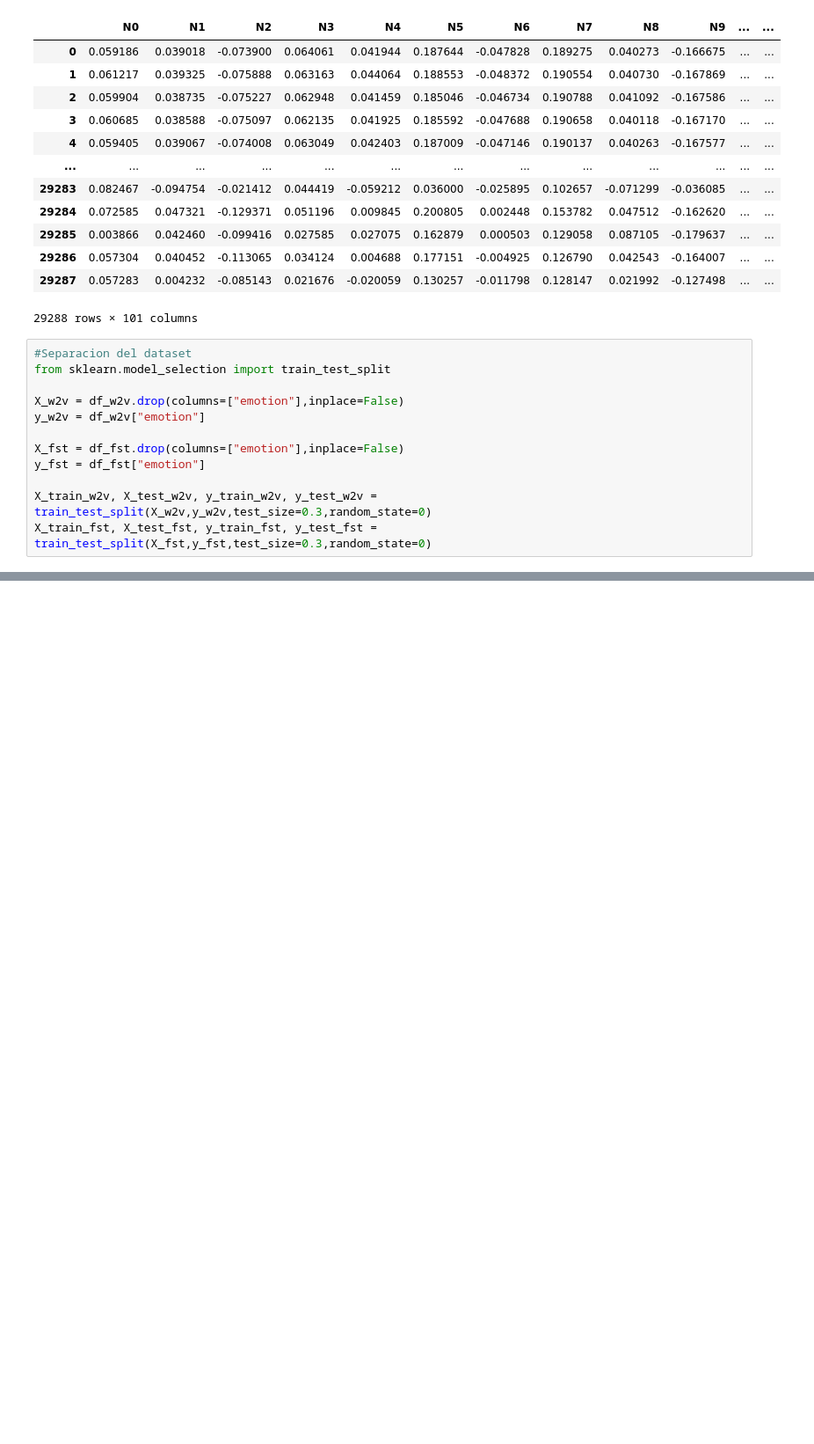
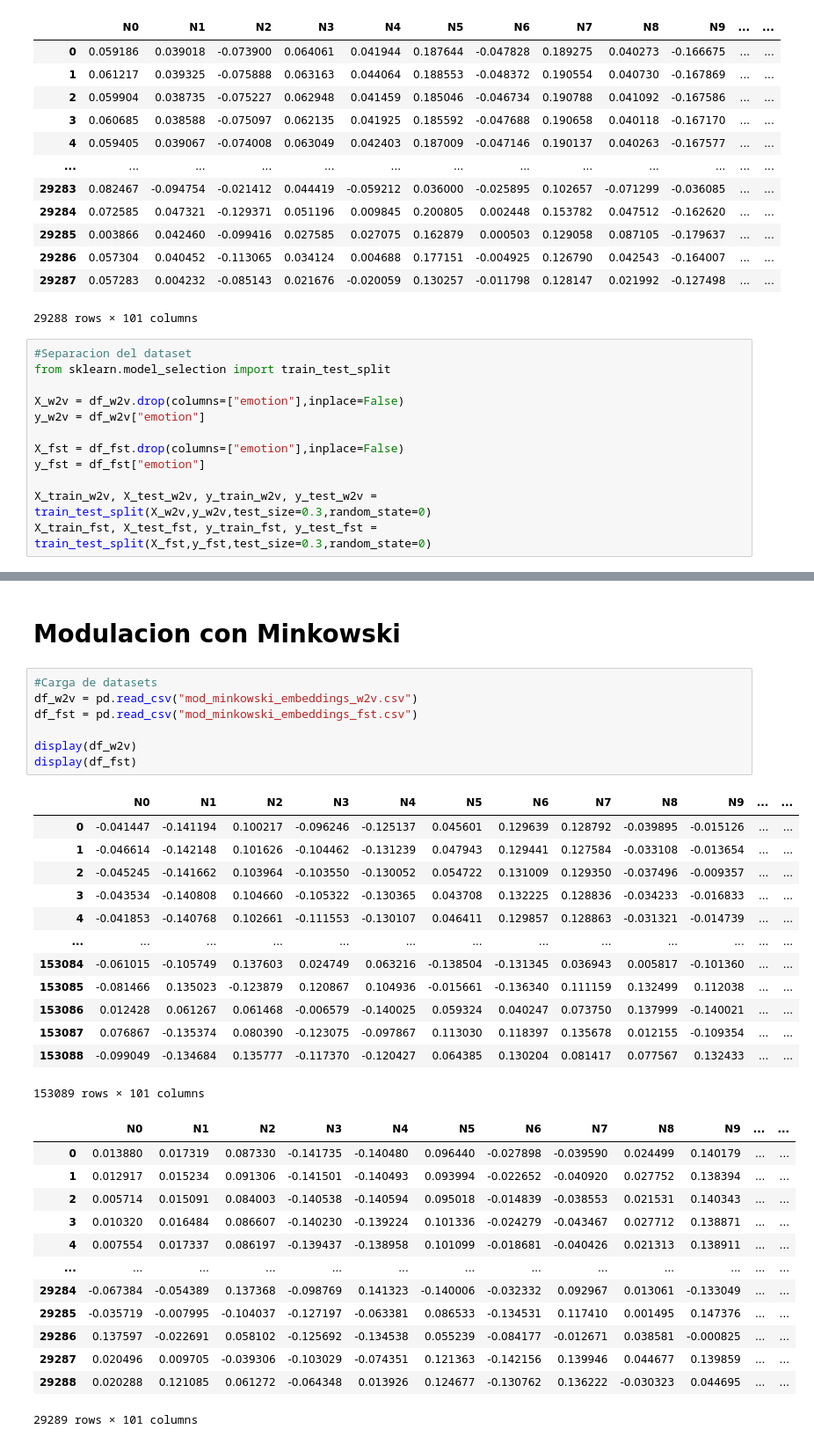
Before and after one commit to jahzeel-ulises/MODULACION, a Jupyter notebook: ClasificacionPalabra.ipynb, the cells around one changed output, grey strips where cells are left out. Shown at 88% size. Saved outputs shown, nothing was run; the diff lists cells and outputs as text; blank space fills up the shorter version.

```diff
--- a/ClasificacionPalabra.ipynb
+++ b/ClasificacionPalabra.ipynb
@@ -375,0 +405,36 @@ display(fst_spec)
+# %% [markdown]
+# Modulacion con Minkowski
+# %%
+#Carga de datasets
+df_w2v = pd.read_csv("mod_minkowski_embeddings_w2v.csv")
+df_fst = pd.read_csv("mod_minkowski_embeddings_fst.csv")
+
+display(df_w2v)
+display(df_fst)
+# %% [output]
+|  | N0 | N1 | N2 | N3 | N4 | N5 | N6 | N7 | N8 | N9 | ... | ... |
+| 0 | -0.041447 | -0.141194 | 0.100217 | -0.096246 | -0.125137 | 0.045601 | 0.129639 | 0.128792 | -0.039895 | -0.015126 | ... | ... |
+| 1 | -0.046614 | -0.142148 | 0.101626 | -0.104462 | -0.131239 | 0.047943 | 0.129441 | 0.127584 | -0.033108 | -0.013654 | ... | ... |
+| 2 | -0.045245 | -0.141662 | 0.103964 | -0.103550 | -0.130052 | 0.054722 | 0.131009 | 0.129350 | -0.037496 | -0.009357 | ... | ... |
+| 3 | -0.043534 | -0.140808 | 0.104660 | -0.105322 | -0.130365 | 0.043708 | 0.132225 | 0.128836 | -0.034233 | -0.016833 | ... | ... |
+| 4 | -0.041853 | -0.140768 | 0.102661 | -0.111553 | -0.130107 | 0.046411 | 0.129857 | 0.128863 | -0.031321 | -0.014739 | ... | ... |
+| ... | ... | ... | ... | ... | ... | ... | ... | ... | ... | ... | ... | ... |
+| 153084 | -0.061015 | -0.105749 | 0.137603 | 0.024749 | 0.063216 | -0.138504 | -0.131345 | 0.036943 | 0.005817 | -0.101360 | ... | ... |
+| 153085 | -0.081466 | 0.135023 | -0.123879 | 0.120867 | 0.104936 | -0.015661 | -0.136340 | 0.111159 | 0.132499 | 0.112038 | ... | ... |
+| 153086 | 0.012428 | 0.061267 | 0.061468 | -0.006579 | -0.140025 | 0.059324 | 0.040247 | 0.073750 | 0.137999 | -0.140021 | ... | ... |
+| 153087 | 0.076867 | -0.135374 | 0.080390 | -0.123075 | -0.097867 | 0.113030 | 0.118397 | 0.135678 | 0.012155 | -0.109354 | ... | ... |
+| 153088 | -0.099049 | -0.134684 | 0.135777 | -0.117370 | -0.120427 | 0.064385 | 0.130204 | 0.081417 | 0.077567 | 0.132433 | ... | ... |
+153089 rows × 101 columns
+|  | N0 | N1 | N2 | N3 | N4 | N5 | N6 | N7 | N8 | N9 | ... | ... |
+| 0 | 0.013880 | 0.017319 | 0.087330 | -0.141735 | -0.140480 | 0.096440 | -0.027898 | -0.039590 | 0.024499 | 0.140179 | ... | ... |
+| 1 | 0.012917 | 0.015234 | 0.091306 | -0.141501 | -0.140493 | 0.093994 | -0.022652 | -0.040920 | 0.027752 | 0.138394 | ... | ... |
+| 2 | 0.005714 | 0.015091 | 0.084003 | -0.140538 | -0.140594 | 0.095018 | -0.014839 | -0.038553 | 0.021531 | 0.140343 | ... | ... |
+| 3 | 0.010320 | 0.016484 | 0.086607 | -0.140230 | -0.139224 | 0.101336 | -0.024279 | -0.043467 | 0.027712 | 0.138871 | ... | ... |
+| 4 | 0.007554 | 0.017337 | 0.086197 | -0.139437 | -0.138958 | 0.101099 | -0.018681 | -0.040426 | 0.021313 | 0.138911 | ... | ... |
+| ... | ... | ... | ... | ... | ... | ... | ... | ... | ... | ... | ... | ... |
+| 29284 | -0.067384 | -0.054389 | 0.137368 | -0.098769 | 0.141323 | -0.140006 | -0.032332 | 0.092967 | 0.013061 | -0.133049 | ... | ... |
+| 29285 | -0.035719 | -0.007995 | -0.104037 | -0.127197 | -0.063381 | 0.086533 | -0.134531 | 0.117410 | 0.001495 | 0.147376 | ... | ... |
+| 29286 | 0.137597 | -0.022691 | 0.058102 | -0.125692 | -0.134538 | 0.055239 | -0.084177 | -0.012671 | 0.038581 | -0.000825 | ... | ... |
+| 29287 | 0.020496 | 0.009705 | -0.039306 | -0.103029 | -0.074351 | 0.121363 | -0.142156 | 0.139946 | 0.044677 | 0.139859 | ... | ... |
+| 29288 | 0.020288 | 0.121085 | 0.061272 | -0.064348 | 0.013926 | 0.124677 | -0.130762 | 0.136222 | -0.030323 | 0.044695 | ... | ... |
+29289 rows × 101 columns
```
Also changed, not shown: parts of 26 cells of this notebook, 4 other files.
